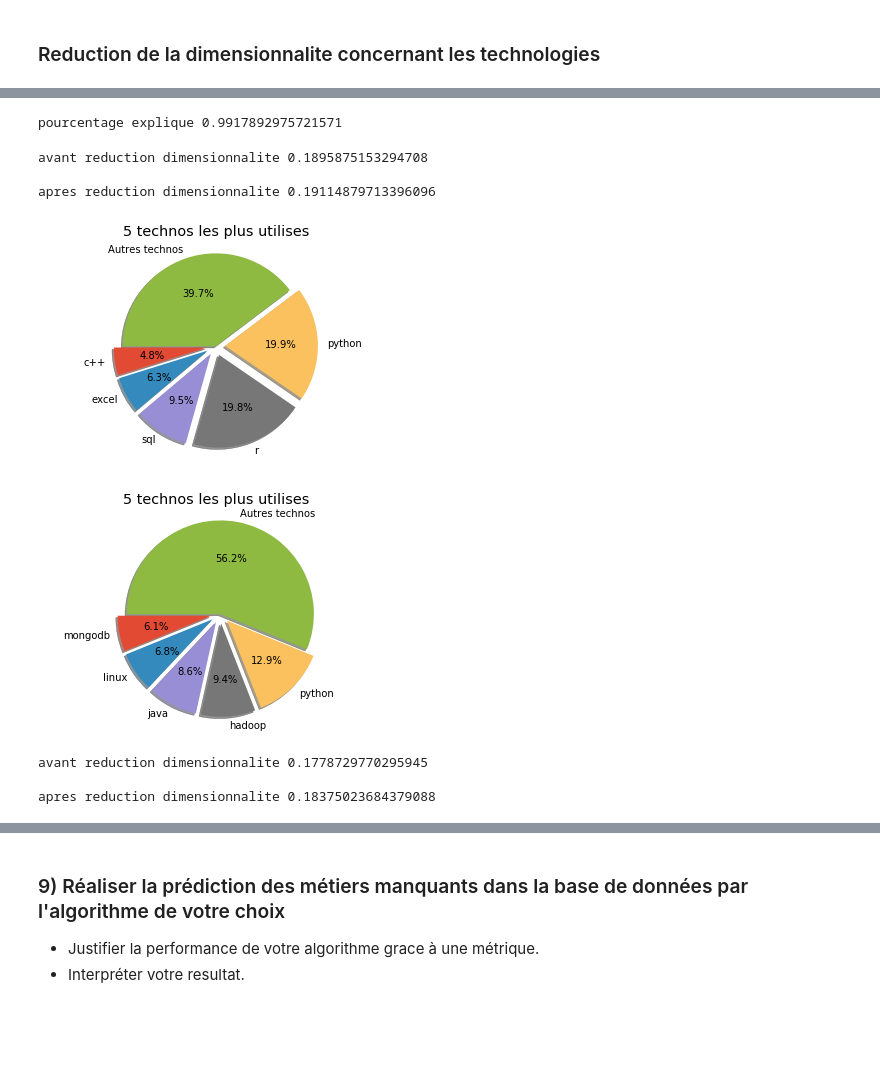
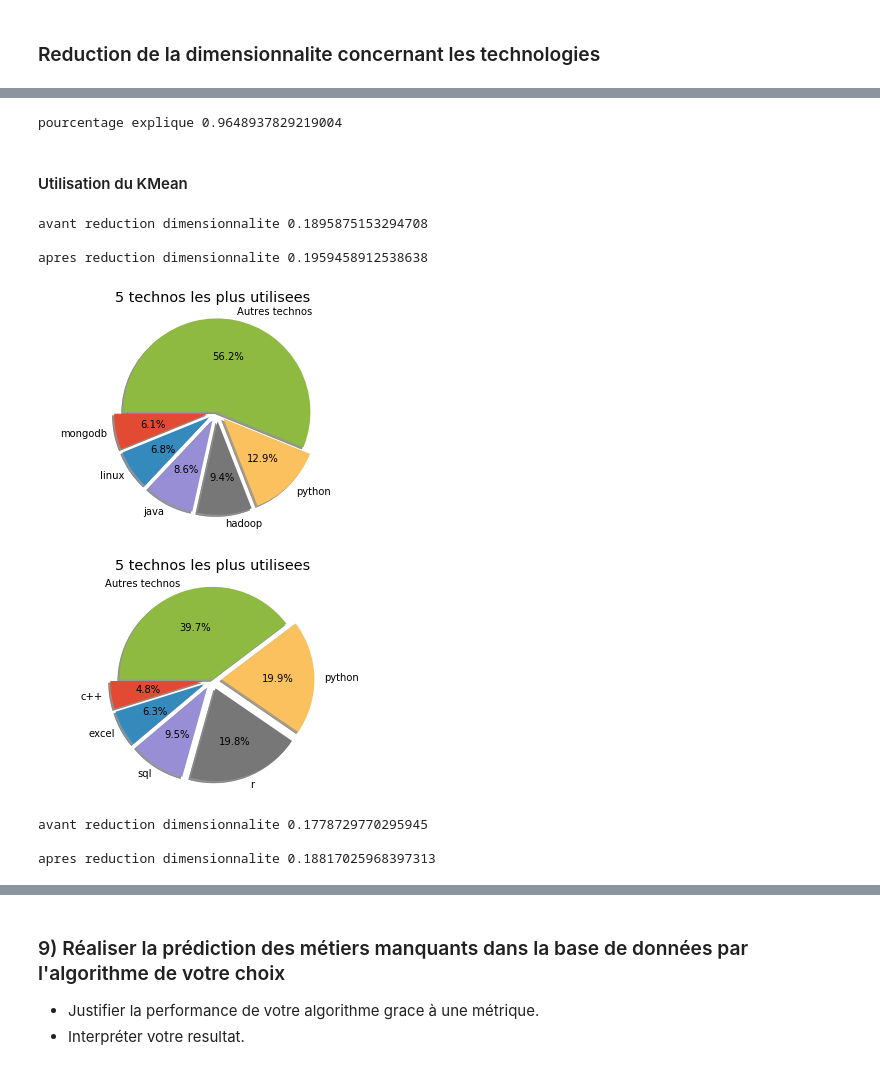
Before and after one commit to AngeKouame/AGILA-DATASET, a Jupyter notebook: Test_Technique_ML.ipynb, the cells around one changed output, grey strips where cells are left out. Cells and saved outputs as stored; diff of their text form; code cells hidden in the pictures; blank space fills up the shorter version.

```diff
--- a/Test_Technique_ML.ipynb
+++ b/Test_Technique_ML.ipynb
@@ -376,12 +370,14 @@ def plotting_most_used_technologies(number, liste_technologies):
                                     len(liste_technologies)-sum(n_used_techno_count))
 
     n_used_techno_names = np.append(n_used_techno_names, "Autres technos") #rajouter les autres qu'on a pas comptabiliser
-    explode = (0.1, 0.1, 0.1, 0.1,0.1,0)
+    explode = np.zeros(number)
+    explode[0:number-1] = 0.1
+    explode = tuple(explode)
     fig1, ax1 = plt.subplots()
-    ax1.pie(n_used_techno_count, explode=explode, labels=n_used_techno_names, autopct='%1.1f%%',
+    ax1.pie(n_used_techno_count, labels=n_used_techno_names, autopct='%1.1f%%',
             shadow=True, startangle=180)
     ax1.axis('equal')
-    ax1.set_title(str(number)+' technos les plus utilises')
+    ax1.set_title(str(number)+' technos les plus utilisees')
     plt.show()
 
 
@@ -400,7 +396,9 @@ def plot_horizontal_histogram(list_of_elements, elt):
     dataframe[~dataframe.liste_elements.isin(liste_elements)] = 'Autres technos'
     ax = sb.barplot(x=dataframe['liste_elements'].value_counts(normalize=True, sort=True, ascending=False)[:elt+1].values,
                 y=dataframe['liste_elements'].value_counts(normalize=True, sort=True, ascending=False)[:elt+1].index)
-    plt.title(str(elt)+' technos les plus utilises')
-plotting_most_used_technologies(5, liste_des_logiciels_utilises)
-plot_horizontal_histogram(liste_des_logiciels_utilises, 5)
+    plt.title(str(elt)+' technos les plus utilisees')
+
+nombre_technos = 5
+plotting_most_used_technologies(nombre_technos, liste_des_logiciels_utilises)
+plot_horizontal_histogram(liste_des_logiciels_utilises, nombre_technos)
 # %% [output]
@@ -458,11 +456,12 @@ plt.plot(list(range(1, profil_technique.shape[1])), percentage_variance_explaine
 # %%
 from sklearn.decomposition import TruncatedSVD
 
-tsvd = TruncatedSVD(n_components=40)
+number_of_components = 30
+tsvd = TruncatedSVD(n_components=number_of_components)
 software_maitrise_to_take =  tsvd.fit(profil_technique).transform(profil_technique)
-print('pourcentage explique {} \n'.format(tsvd.explained_variance_ratio_[0:40].sum()))
+print('pourcentage explique {} \n'.format(tsvd.explained_variance_ratio_[0:number_of_components].sum()))
 # %% [output]
-pourcentage explique 0.9917892975721571
+pourcentage explique 0.9648937829219004
 # %%
 from sklearn import metrics
 from sklearn.cluster import KMeans, AffinityPropagation, AgglomerativeClustering
@@ -470,45 +468,48 @@ from sklearn.metrics import davies_bouldin_score
 from sklearn.decomposition import PCA
 from sklearn.preprocessing import scale
 from sklearn.mixture import GaussianMixture
+# %% [markdown]
+#### Utilisation du KMean
 # %%
 kmeans = KMeans(init='k-means++', n_clusters=2, n_init=10)
-preds = kmeans.fit_predict(profil_technique)
-clustering_validity = silhouette_score(profil_technique, preds)
+preds_kmean = kmeans.fit_predict(profil_technique)
+clustering_validity = silhouette_score(profil_technique, preds_kmean)
 print('avant reduction dimensionnalite {} \n'.format(clustering_validity))
 
 kmeans2 = KMeans(init='k-means++', n_clusters=2, n_init=10)
-preds2 = kmeans.fit_predict(software_maitrise_to_take)
-clustering_validity2 = silhouette_score(software_maitrise_to_take, preds2)
+preds2_kmean = kmeans.fit_predict(software_maitrise_to_take)
+clustering_validity2 = silhouette_score(software_maitrise_to_take, preds2_kmean)
 print('apres reduction dimensionnalite {} \n'.format(clustering_validity2))
+#creation d'une columne pour le resultat de prediction
+df['profil_technique_kmean'] = preds2_kmean
 # %% [output]
 avant reduction dimensionnalite 0.1895875153294708
 
-apres reduction dimensionnalite 0.19114879713396096
+apres reduction dimensionnalite 0.1959458912538638
-# %%
-df['profil_technique'] = preds2
 # %%
-groupe_0 = df[df.profil_technique==0]
-groupe_1 = df[df.profil_technique==1]
+groupe_0 = df[df.profil_technique_kmean==0]
+groupe_1 = df[df.profil_technique_kmean==1]
 liste_logiciel_0, liste_des_logiciels_utilises_0 = get_list_of_technologies(groupe_0, 'Technologies_reelles', '/')
 liste_logiciel_1, liste_des_logiciels_utilises_1 = get_list_of_technologies(groupe_1, 'Technologies_reelles', '/')
 plotting_most_used_technologies(5, liste_des_logiciels_utilises_0)
+plotting_most_used_technologies(5, liste_des_logiciels_utilises_1)
 # %% [output]
-[figure, old version]
+[figure, new version]
+[figure, added]
-# %%
-plotting_most_used_technologies(5, liste_des_logiciels_utilises_1)
-# %% [output]
-[figure, removed]
 # %%
-kmeans = AgglomerativeClustering()
-preds = kmeans.fit_predict(profil_technique)
-clustering_validity = silhouette_score(profil_technique, preds)
+kmeans = AgglomerativeClustering(n_clusters=2)
+preds_agglomerative = kmeans.fit_predict(profil_technique)
+clustering_validity = silhouette_score(profil_technique, preds_agglomerative)
 print('avant reduction dimensionnalite {} \n'.format(clustering_validity))
 
-kmeans2 = AgglomerativeClustering()
-preds2 = kmeans2.fit_predict(software_maitrise_to_take)
-clustering_validity2 = silhouette_score(software_maitrise_to_take, preds2)
+kmeans2 = AgglomerativeClustering(n_clusters=2)
+preds2_agglomerative = kmeans2.fit_predict(software_maitrise_to_take)
+clustering_validity2 = silhouette_score(software_maitrise_to_take, preds2_agglomerative)
 print('apres reduction dimensionnalite {} \n'.format(clustering_validity2))
+
+# creation d'une columne pour le resultat de prediction
+df['profil_technique_agglomerative'] = preds2_agglomerative
 # %% [output]
 avant reduction dimensionnalite 0.1778729770295945
 
-apres reduction dimensionnalite 0.18375023684379088
+apres reduction dimensionnalite 0.18817025968397313
```
Also changed, not shown: parts of 53 cells of this notebook.
